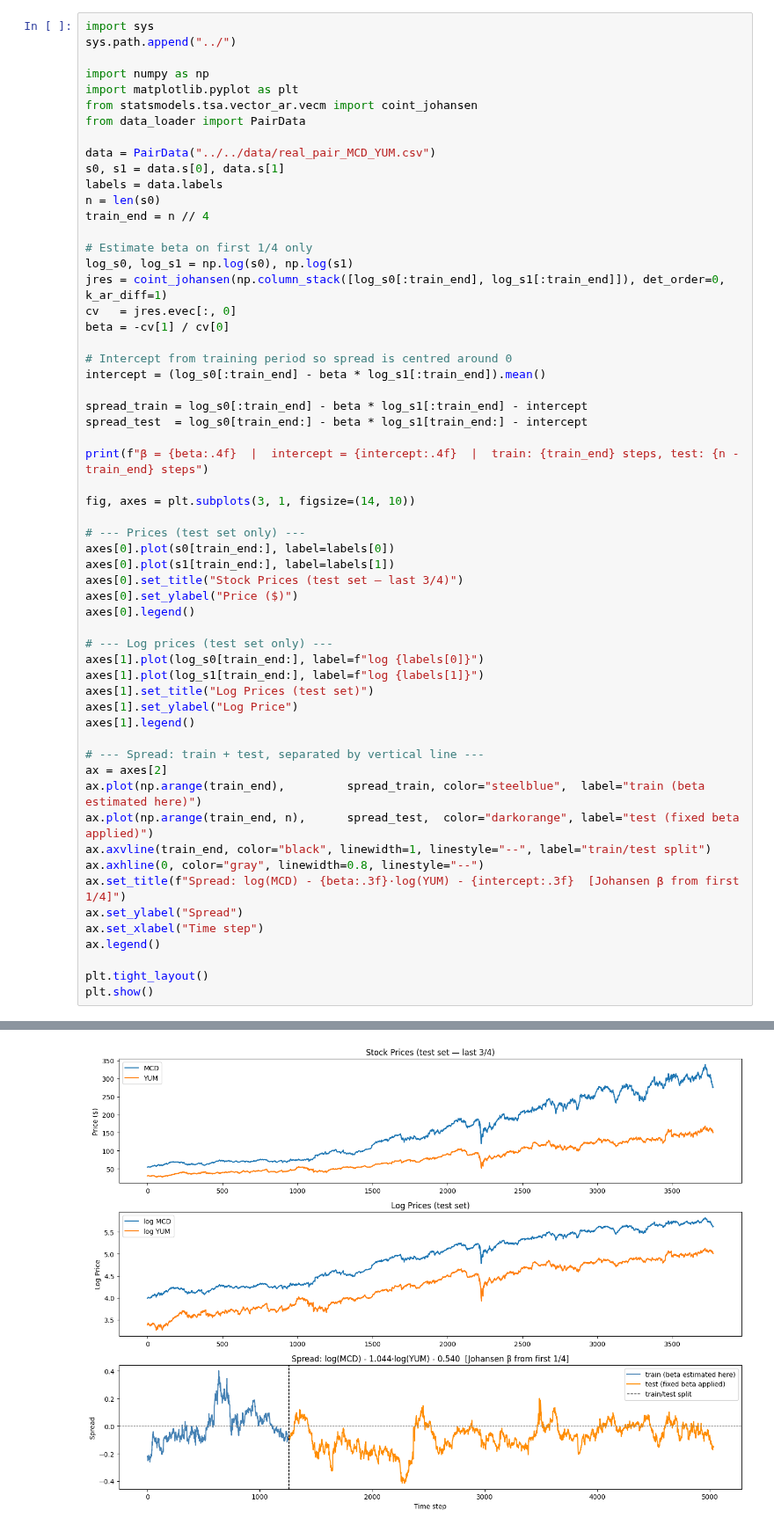
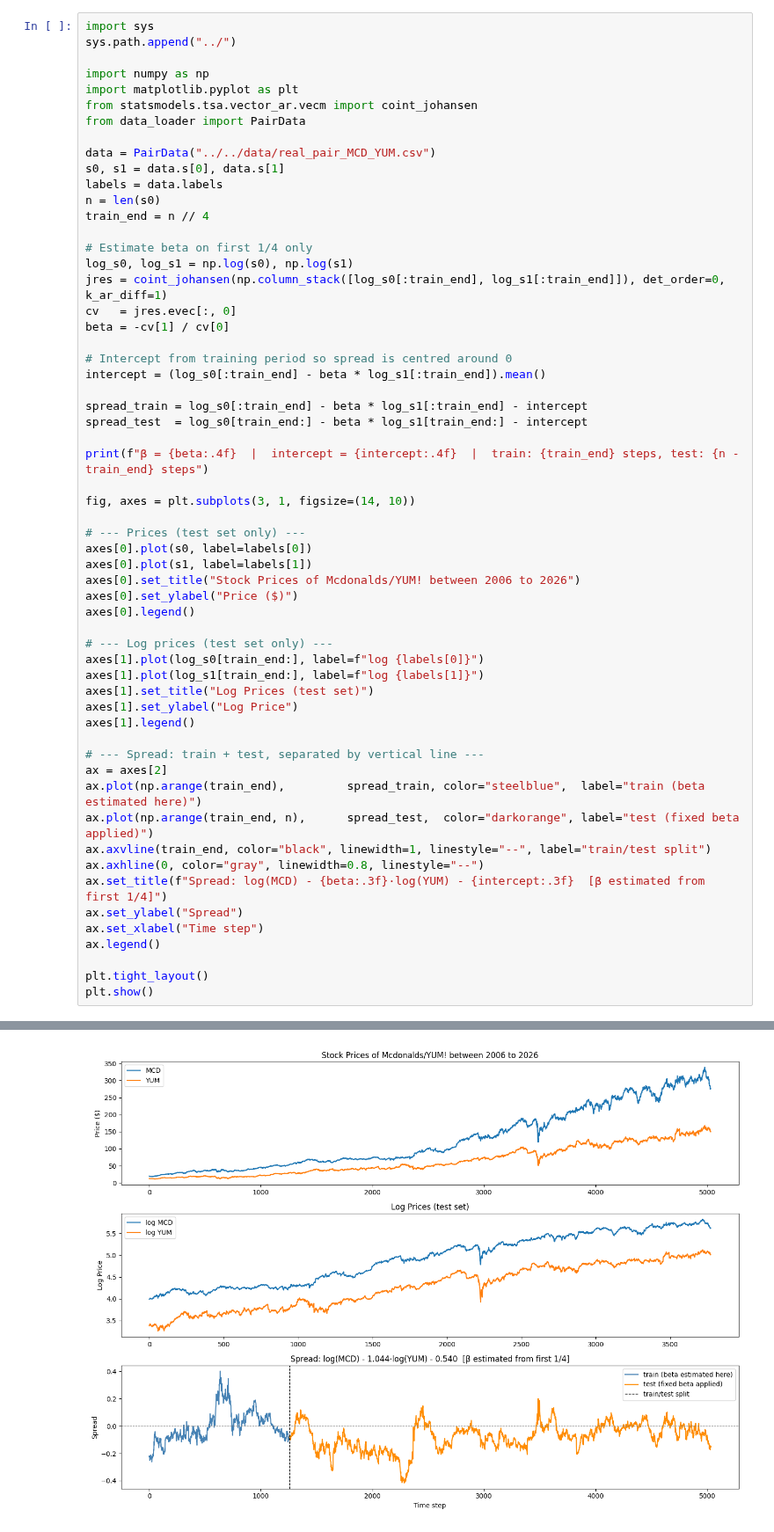
Before and after one commit to ERROR606C/rl_for_pairs_trading, a Jupyter notebook: project/runner_books/mcd_yum.ipynb, the cells around one changed output, grey strips where cells are left out. Shown at 88% size. Cells and saved outputs as stored; diff of their text form.

```diff
--- a/project/runner_books/mcd_yum.ipynb
+++ b/project/runner_books/mcd_yum.ipynb
@@ -27,35 +29,35 @@ spread_test  = log_s0[train_end:] - beta * log_s1[train_end:] - intercept
 
 print(f"β = {beta:.4f}  |  intercept = {intercept:.4f}  |  train: {train_end} steps, test: {n - train_end} steps")
 
 fig, axes = plt.subplots(3, 1, figsize=(14, 10))
 
 # --- Prices (test set only) ---
-axes[0].plot(s0[train_end:], label=labels[0])
-axes[0].plot(s1[train_end:], label=labels[1])
-axes[0].set_title("Stock Prices (test set — last 3/4)")
+axes[0].plot(s0, label=labels[0])
+axes[0].plot(s1, label=labels[1])
+axes[0].set_title("Stock Prices of Mcdonalds/YUM! between 2006 to 2026")
 axes[0].set_ylabel("Price ($)")
 axes[0].legend()
 
 # --- Log prices (test set only) ---
 axes[1].plot(log_s0[train_end:], label=f"log {labels[0]}")
 axes[1].plot(log_s1[train_end:], label=f"log {labels[1]}")
 axes[1].set_title("Log Prices (test set)")
 axes[1].set_ylabel("Log Price")
 axes[1].legend()
 
 # --- Spread: train + test, separated by vertical line ---
 ax = axes[2]
 ax.plot(np.arange(train_end),         spread_train, color="steelblue",  label="train (beta estimated here)")
 ax.plot(np.arange(train_end, n),      spread_test,  color="darkorange", label="test (fixed beta applied)")
 ax.axvline(train_end, color="black", linewidth=1, linestyle="--", label="train/test split")
 ax.axhline(0, color="gray", linewidth=0.8, linestyle="--")
-ax.set_title(f"Spread: log(MCD) - {beta:.3f}·log(YUM) - {intercept:.3f}  [Johansen β from first 1/4]")
+ax.set_title(f"Spread: log(MCD) - {beta:.3f}·log(YUM) - {intercept:.3f}  [β estimated from first 1/4]")
 ax.set_ylabel("Spread")
 ax.set_xlabel("Time step")
 ax.legend()
 
 plt.tight_layout()
 plt.show()
 # %% [output]
 β = 1.0437  |  intercept = 0.5396  |  train: 1258 steps, test: 3774 steps
-[figure, old version]
+[figure, new version]
```
Also changed, not shown: parts of 9 cells of this notebook, 8 other files.
